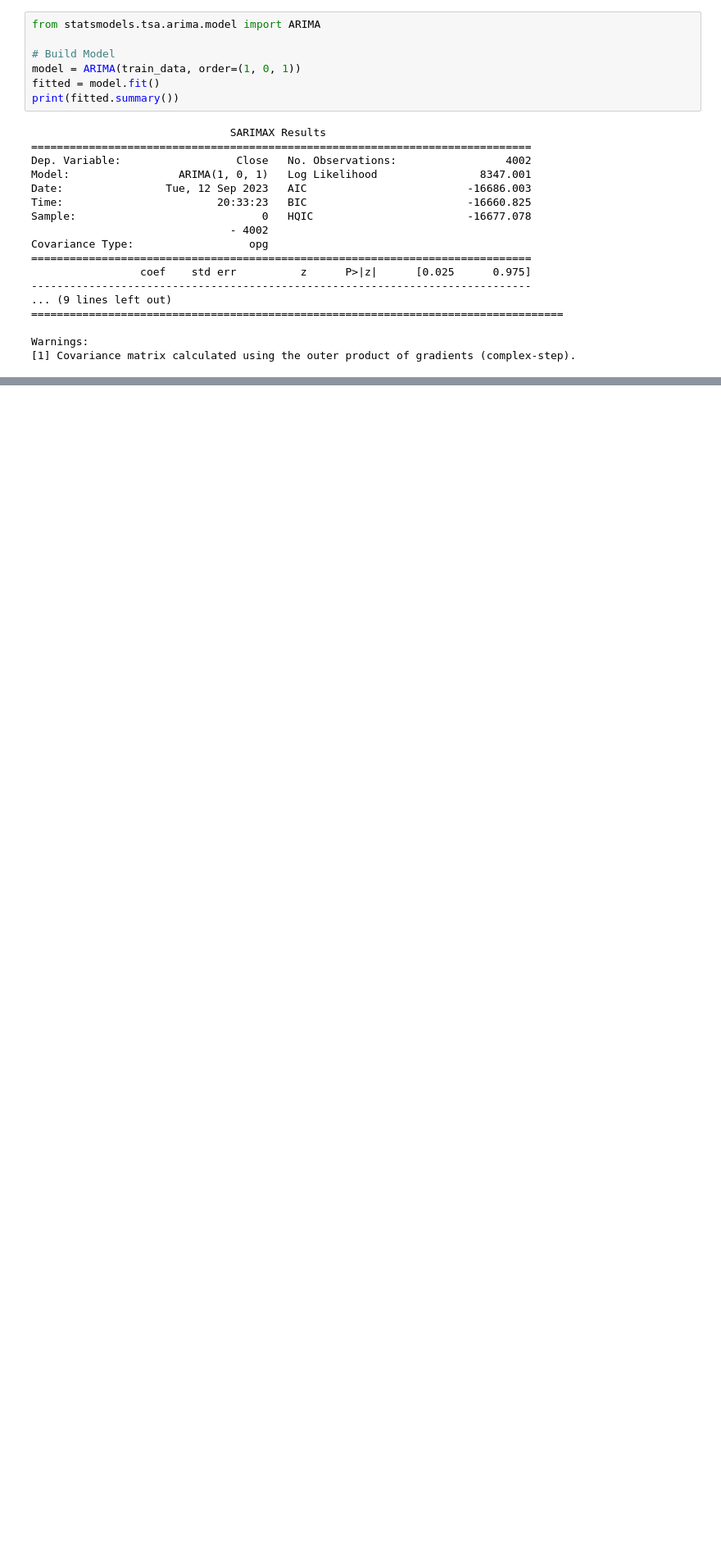
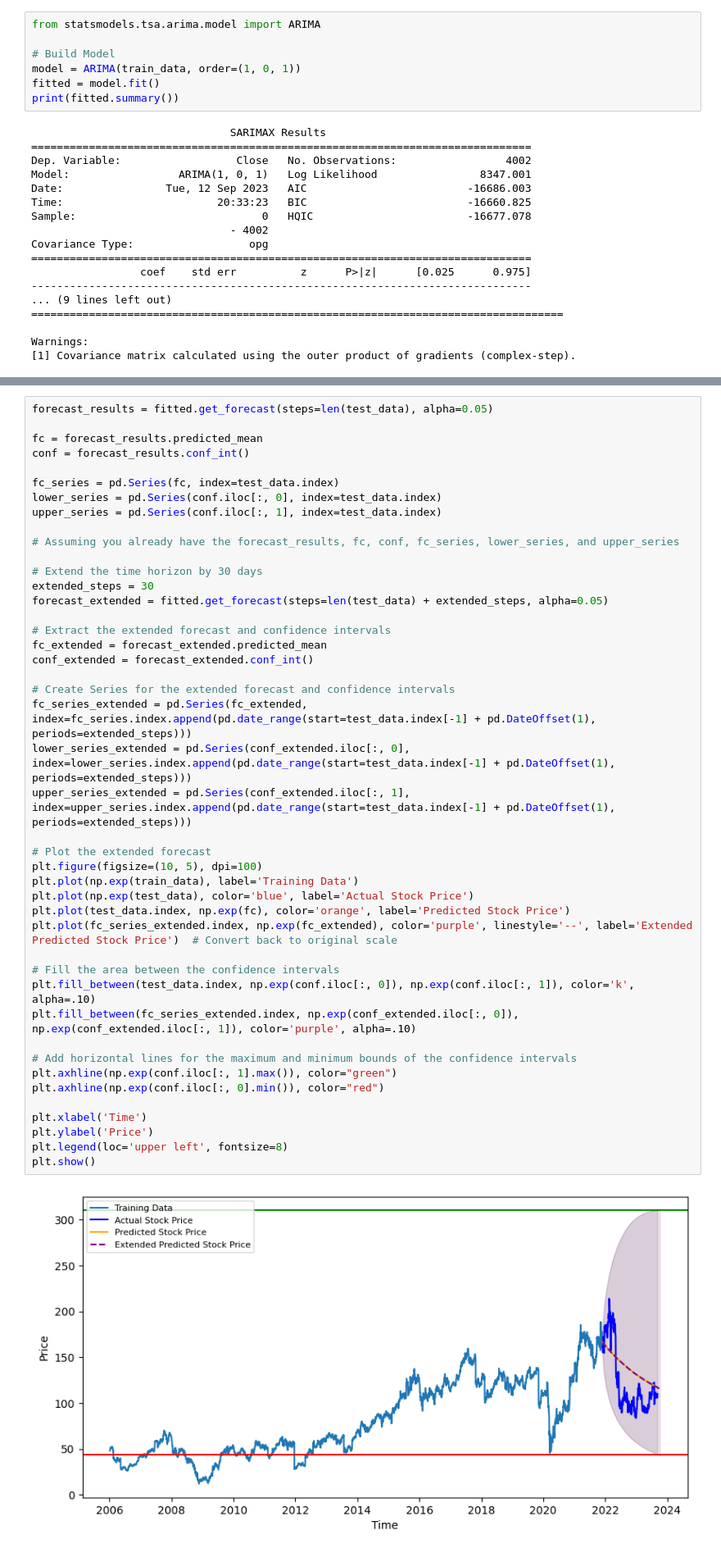
Before and after one commit to erendagasan/Eren-Dagasan-Personal, a Jupyter notebook: ARMIS.ipynb, the cells around one changed output, grey strips where cells are left out. Shown: that part at 82% size. Saved outputs shown, nothing was run; the diff lists cells and outputs as text; blank space fills up the shorter version.

```diff
--- a/ARMIS.ipynb
+++ b/ARMIS.ipynb
@@ -307 +307,47 @@ Forecasted Prices for Next 30 Days:
 dtype: float64
+# %%
+forecast_results = fitted.get_forecast(steps=len(test_data), alpha=0.05)
+
+fc = forecast_results.predicted_mean
+conf = forecast_results.conf_int()
+
+fc_series = pd.Series(fc, index=test_data.index)
+lower_series = pd.Series(conf.iloc[:, 0], index=test_data.index)
+upper_series = pd.Series(conf.iloc[:, 1], index=test_data.index)
+
+# Assuming you already have the forecast_results, fc, conf, fc_series, lower_series, and upper_series
+
+# Extend the time horizon by 30 days
+extended_steps = 30
+forecast_extended = fitted.get_forecast(steps=len(test_data) + extended_steps, alpha=0.05)
+
+# Extract the extended forecast and confidence intervals
+fc_extended = forecast_extended.predicted_mean
+conf_extended = forecast_extended.conf_int()
+
+# Create Series for the extended forecast and confidence intervals
+fc_series_extended = pd.Series(fc_extended, index=fc_series.index.append(pd.date_range(start=test_data.index[-1] + pd.DateOffset(1), periods=extended_steps)))
+lower_series_extended = pd.Series(conf_extended.iloc[:, 0], index=lower_series.index.append(pd.date_range(start=test_data.index[-1] + pd.DateOffset(1), periods=extended_steps)))
+upper_series_extended = pd.Series(conf_extended.iloc[:, 1], index=upper_series.index.append(pd.date_range(start=test_data.index[-1] + pd.DateOffset(1), periods=extended_steps)))
+
+# Plot the extended forecast
+plt.figure(figsize=(10, 5), dpi=100)
+plt.plot(np.exp(train_data), label='Training Data')
+plt.plot(np.exp(test_data), color='blue', label='Actual Stock Price')
+plt.plot(test_data.index, np.exp(fc), color='orange', label='Predicted Stock Price')
+plt.plot(fc_series_extended.index, np.exp(fc_extended), color='purple', linestyle='--', label='Extended Predicted Stock Price')  # Convert back to original scale
+
+# Fill the area between the confidence intervals
+plt.fill_between(test_data.index, np.exp(conf.iloc[:, 0]), np.exp(conf.iloc[:, 1]), color='k', alpha=.10)
+plt.fill_between(fc_series_extended.index, np.exp(conf_extended.iloc[:, 0]), np.exp(conf_extended.iloc[:, 1]), color='purple', alpha=.10)
+
+# Add horizontal lines for the maximum and minimum bounds of the confidence intervals
+plt.axhline(np.exp(conf.iloc[:, 1].max()), color="green")
+plt.axhline(np.exp(conf.iloc[:, 0].min()), color="red")
+
+plt.xlabel('Time')
+plt.ylabel('Price')
+plt.legend(loc='upper left', fontsize=8)
+plt.show()
+# %% [output]
+[figure, added]
```
Also changed, not shown: parts of 3 cells of this notebook.
